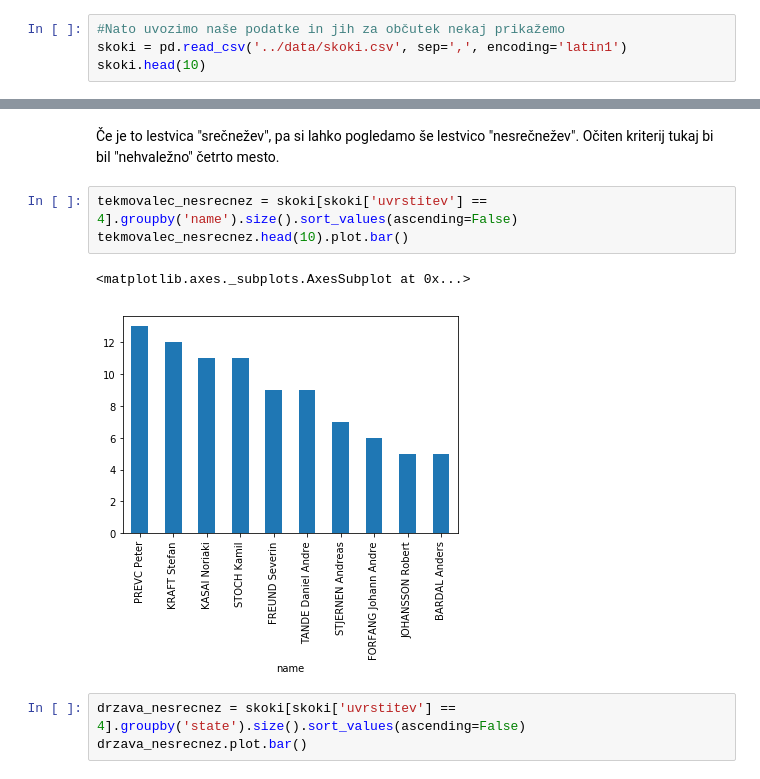
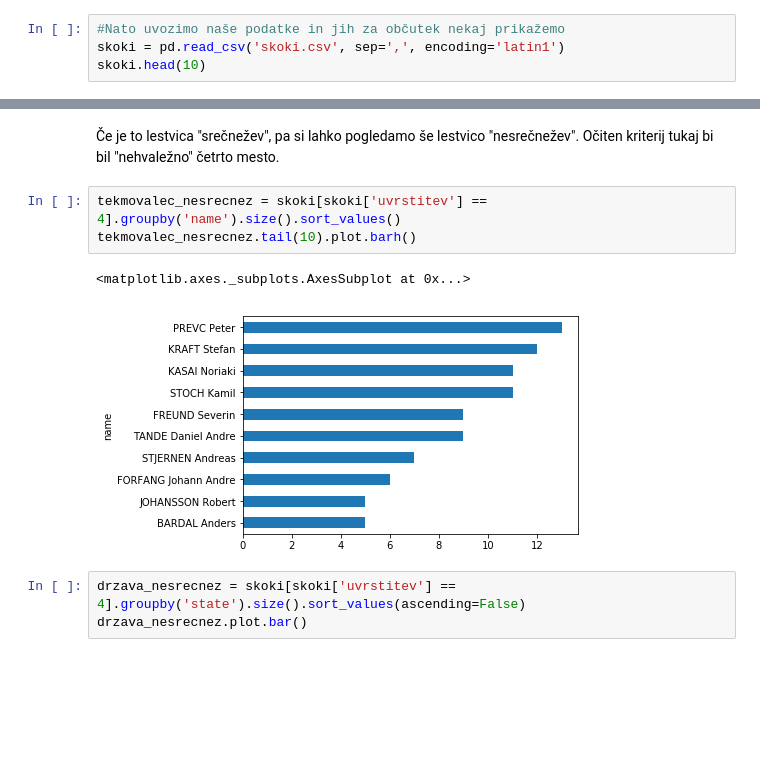
Before and after one commit to GornikT11/Ski_jumping, a Jupyter notebook: Programiranje_1/Ski_jumping/jumping.ipynb, the cells around one changed output, grey strips where cells are left out. Cells and saved outputs as stored; diff of their text form; blank space fills up the shorter version.

```diff
--- a/Programiranje_1/Ski_jumping/jumping.ipynb
+++ b/Programiranje_1/Ski_jumping/jumping.ipynb
@@ -12,7 +12,7 @@ from matplotlib import pyplot as plt
 %matplotlib inline
 # %%
 #Nato uvozimo naše podatke in jih za občutek nekaj prikažemo
-skoki = pd.read_csv('../data/skoki.csv', sep=',', encoding='latin1')
+skoki = pd.read_csv('skoki.csv', sep=',', encoding='latin1')
 skoki.head(10)
 # %% [output]
 |  | uvrstitev | startna_st | name | state | velocity_1 | distance_1 | SLO_1 | GER_1 | AUT_1 | POL_1 | ... |
@@ -177,11 +198,11 @@ Vidimo da niso srečniki le slovenski posamezniki, ampak tudi kot celotna reprez
 # %% [markdown]
 Če je to lestvica "srečnežev", pa si lahko pogledamo še lestvico "nesrečnežev". Očiten kriterij tukaj bi bil "nehvaležno" četrto mesto.
 # %%
-tekmovalec_nesrecnez = skoki[skoki['uvrstitev'] == 4].groupby('name').size().sort_values(ascending=False)
-tekmovalec_nesrecnez.head(10).plot.bar()
+tekmovalec_nesrecnez = skoki[skoki['uvrstitev'] == 4].groupby('name').size().sort_values()
+tekmovalec_nesrecnez.tail(10).plot.barh()
 # %% [output]
 <matplotlib.axes._subplots.AxesSubplot at 0x...>
-[figure, old version]
+[figure, new version]
 # %%
 drzava_nesrecnez = skoki[skoki['uvrstitev'] == 4].groupby('state').size().sort_values(ascending=False)
 drzava_nesrecnez.plot.bar()
```
Also changed, not shown: parts of 25 cells of this notebook.
